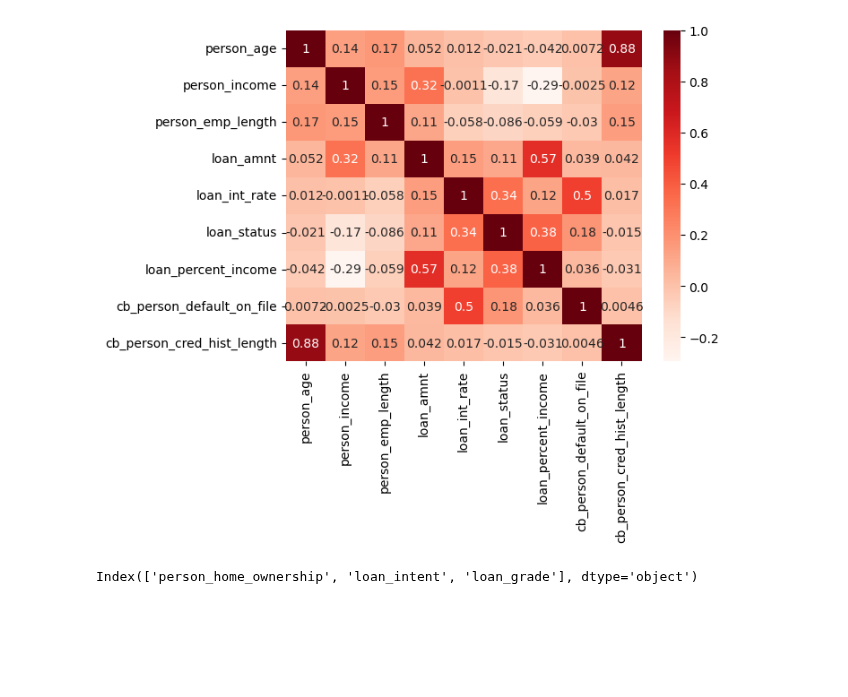
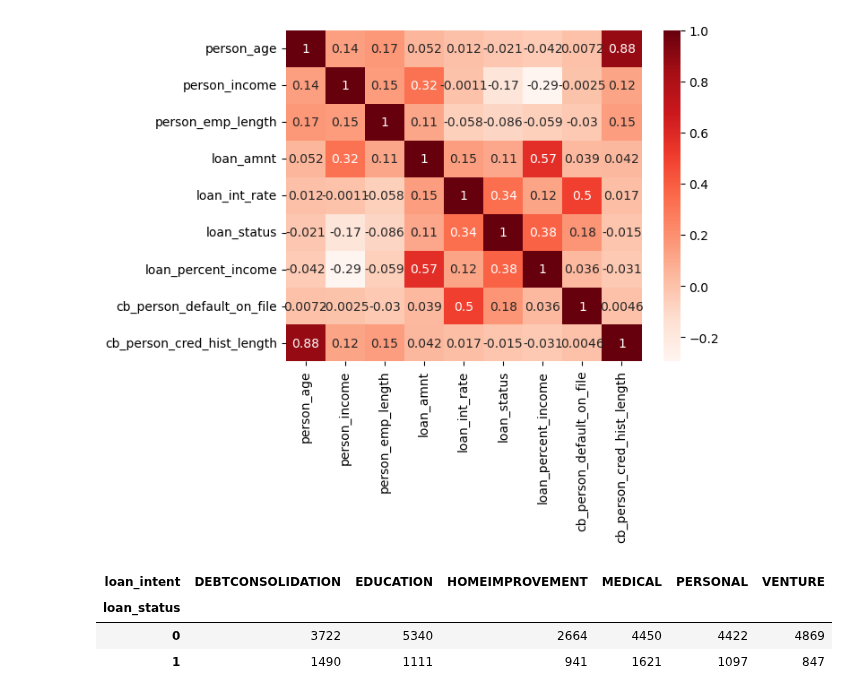
Before and after one commit to BillyBrothers/credit-risk-modeling, a Jupyter notebook: notebooks/EDA.ipynb, the cells around one changed output. Drawn from its saved outputs; the diff is of its cells as text; code cells hidden in the pictures; blank space fills up the shorter version.

Commit message:
crosstab analysis of loan status and loan intent.

```diff
--- a/notebooks/EDA.ipynb
+++ b/notebooks/EDA.ipynb
@@ -499,12 +499,13 @@ sns.heatmap(credit_risk_dataset.corr(numeric_only=True), annot=True, cmap ='Reds
 # %% [output]
 <Axes: >
 [figure]
-# %%
-categorical_features.
-# %% [output]
-Index(['person_home_ownership', 'loan_intent', 'loan_grade'], dtype='object')
 # %%
 pd.crosstab(
-  index= target ,
-  columns=  loan_grade
+  index= target,
+  columns=  credit_risk_dataset.loan_intent
 )
+# %% [output]
+| loan_intent | DEBTCONSOLIDATION | EDUCATION | HOMEIMPROVEMENT | MEDICAL | PERSONAL | VENTURE |
+| loan_status |  |  |  |  |  |  |
+| 0 | 3722 | 5340 | 2664 | 4450 | 4422 | 4869 |
+| 1 | 1490 | 1111 | 941 | 1621 | 1097 | 847 |
```
Also changed, not shown: parts of 1 cell of this notebook.
